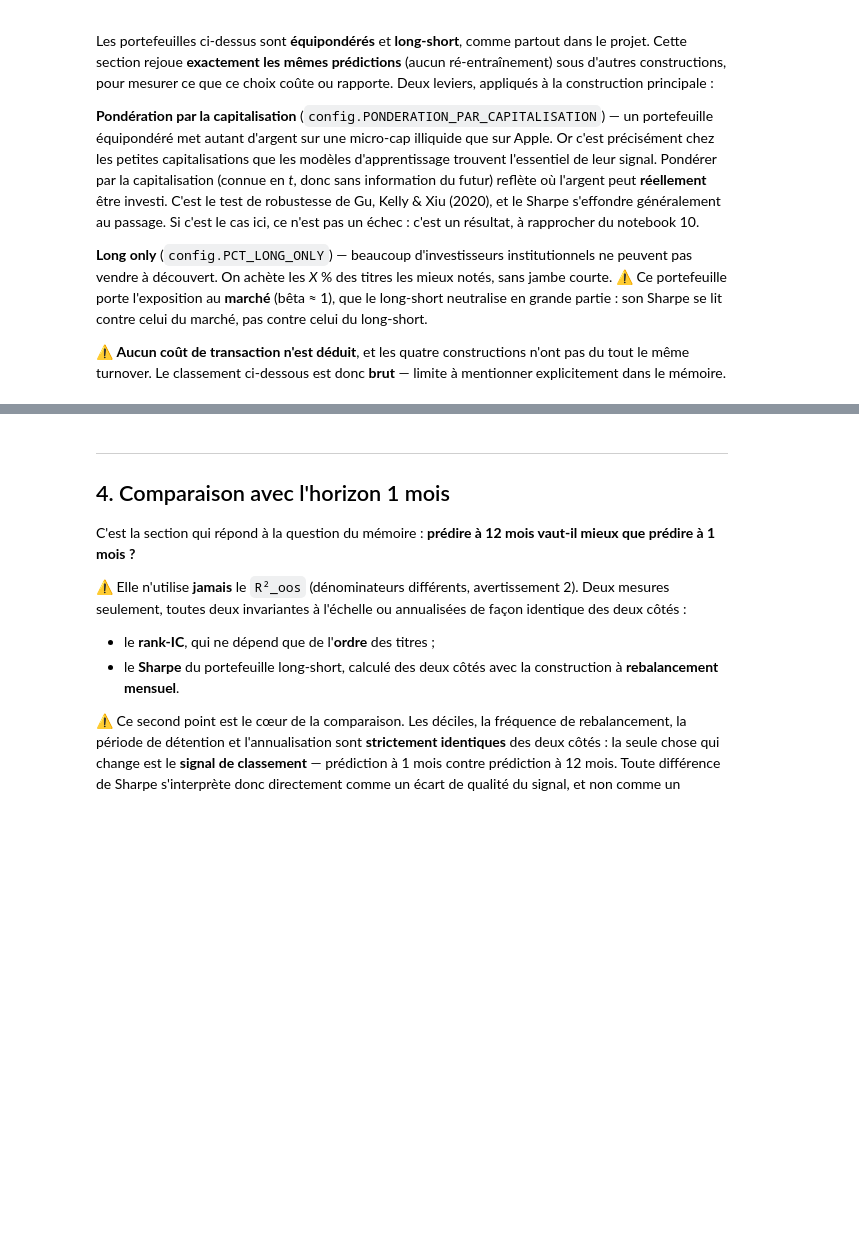
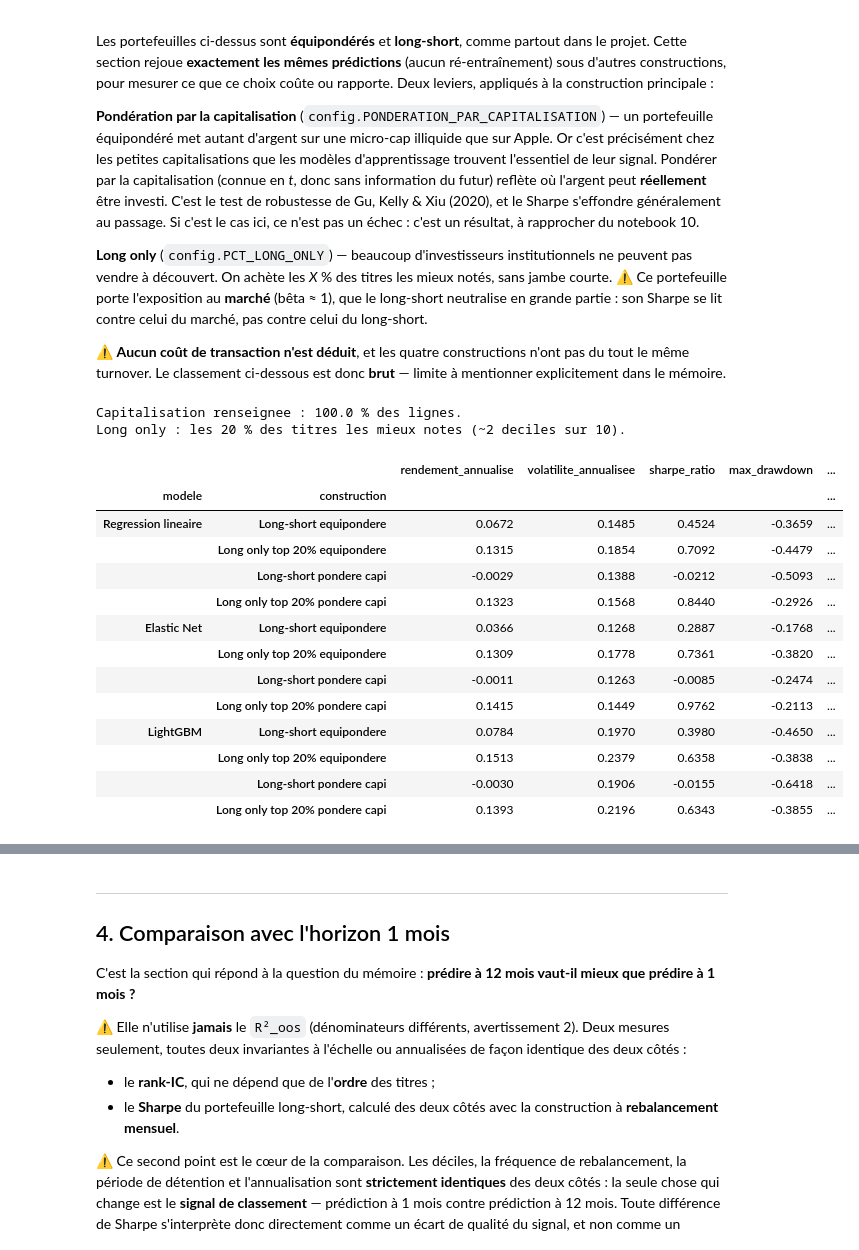
Before and after one commit to AlessioNo/Memoire, a Jupyter notebook: notebooks/11_horizon_12_mois.ipynb, the cells around one changed output, grey strips where cells are left out. Cells and saved outputs as stored; diff of their text form; code cells hidden in the pictures; blank space fills up the shorter version.

```diff
--- a/notebooks/11_horizon_12_mois.ipynb
+++ b/notebooks/11_horizon_12_mois.ipynb
@@ -456,27 +497,68 @@ en grande partie : son Sharpe se lit contre celui du marché, pas contre celui d
 ⚠️ **Aucun coût de transaction n'est déduit**, et les quatre constructions n'ont pas du tout
 le même turnover. Le classement ci-dessous est donc **brut** — limite à mentionner
 explicitement dans le mémoire.
+# %%
+# ⚠️ La capitalisation est deja fusionnee dans `predictions_par_modele` (section 3). Ce qui
+# manquait ici, c'est le CONTROLE de sa couverture : les portefeuilles ponderes ecartent les
+# lignes sans poids, donc ils ne portent pas sur le meme univers que les equiponderes.
+# A 12 mois le risque est plus eleve qu'a 1 mois : les mois fantomes ajoutes aux titres
+# radies (prolongation Shumway) n'ont PAS de capitalisation.
+colonne_poids = COLONNE_CAPI if config.PONDERATION_PAR_CAPITALISATION else None
+
+if colonne_poids is not None:
+    pct_manquant = float(
+        predictions_par_modele[MODELES[0]][COLONNE_CAPI].isna().mean() * 100)
+    print(f"Capitalisation renseignee : {100 - pct_manquant:.1f} % des lignes.")
+    if pct_manquant > 5:
+        print(f"⚠️ {pct_manquant:.1f} % de capitalisations manquantes. Les portefeuilles")
+        print("   ponderes ecartent ces lignes : ils ne portent donc pas exactement sur le")
+        print("   meme univers que les equiponderes, et l'ecart de Sharpe melange alors deux")
+        print("   effets. A verifier avant de conclure quoi que ce soit.")
+else:
+    print("config.PONDERATION_PAR_CAPITALISATION = False :")
+    print("  seules les variantes equiponderees sont calculees.")
+
+print(f"Long only : les {config.PCT_LONG_ONLY * 100:.0f} % des titres les mieux notes "
+      f"(~{config.PCT_LONG_ONLY * config.NB_DECILES:.0f} deciles sur {config.NB_DECILES}).")
+# %% [output]
+Capitalisation renseignee : 100.0 % des lignes.
+Long only : les 20 % des titres les mieux notes (~2 deciles sur 10).
 # %%
 # Les constructions alternatives sont appliquees a la construction PRINCIPALE (rebalancement
 # mensuel) : elles consomment donc le rendement MENSUEL realise, comme elle.
 colonne_poids = COLONNE_CAPI if config.PONDERATION_PAR_CAPITALISATION else None
 
 comparaisons = {}
 for modele in MODELES:
     comparaisons[modele] = portefeuilles.comparer_constructions(
         predictions_par_modele[modele],
         colonne_prediction='prediction',
         colonne_cible=CIBLE_COURTE,
         nb_deciles=config.NB_DECILES,
         colonne_poids=colonne_poids,
         pct_long_only=config.PCT_LONG_ONLY,
         nb_periodes_par_an=12,
     )
 
 performance_constructions = pd.concat(
     {modele: c['performance'] for modele, c in comparaisons.items()},
     names=['modele', 'construction'])
 
 colonnes_alt = ['rendement_annualise', 'volatilite_annualisee', 'sharpe_ratio',
-                'max_drawdown', 't_stat', 'pct_mois_positifs', 'n_mois']
+                'max_drawdown','pct_mois_positifs']
 display(performance_constructions[colonnes_alt].round(4))
+# %% [output]
+|  |  | rendement_annualise | volatilite_annualisee | sharpe_ratio | max_drawdown | ... |
+| modele | construction |  |  |  |  | ... |
+| Regression lineaire | Long-short equipondere | 0.0672 | 0.1485 | 0.4524 | -0.3659 | ... |
+|  | Long only top 20% equipondere | 0.1315 | 0.1854 | 0.7092 | -0.4479 | ... |
+|  | Long-short pondere capi | -0.0029 | 0.1388 | -0.0212 | -0.5093 | ... |
+|  | Long only top 20% pondere capi | 0.1323 | 0.1568 | 0.8440 | -0.2926 | ... |
+| Elastic Net | Long-short equipondere | 0.0366 | 0.1268 | 0.2887 | -0.1768 | ... |
+|  | Long only top 20% equipondere | 0.1309 | 0.1778 | 0.7361 | -0.3820 | ... |
+|  | Long-short pondere capi | -0.0011 | 0.1263 | -0.0085 | -0.2474 | ... |
+|  | Long only top 20% pondere capi | 0.1415 | 0.1449 | 0.9762 | -0.2113 | ... |
+| LightGBM | Long-short equipondere | 0.0784 | 0.1970 | 0.3980 | -0.4650 | ... |
+|  | Long only top 20% equipondere | 0.1513 | 0.2379 | 0.6358 | -0.3838 | ... |
+|  | Long-short pondere capi | -0.0030 | 0.1906 | -0.0155 | -0.6418 | ... |
+|  | Long only top 20% pondere capi | 0.1393 | 0.2196 | 0.6343 | -0.3855 | ... |
```
Also changed, not shown: parts of 16 cells of this notebook, 2 other files.
